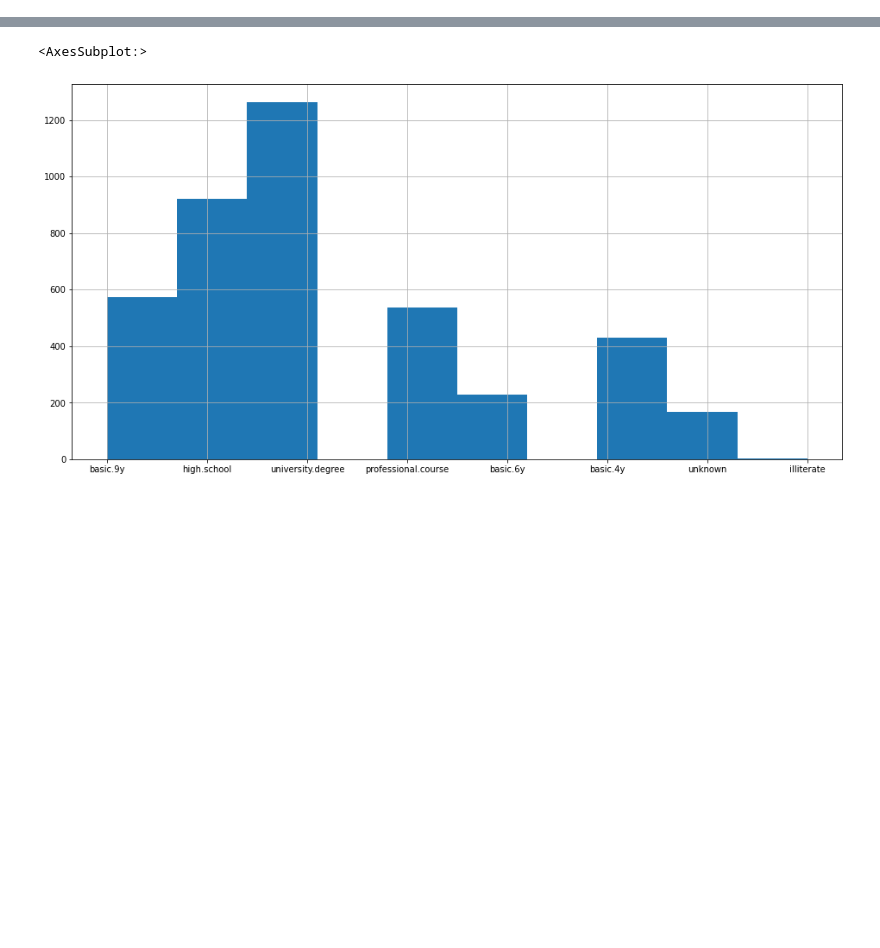
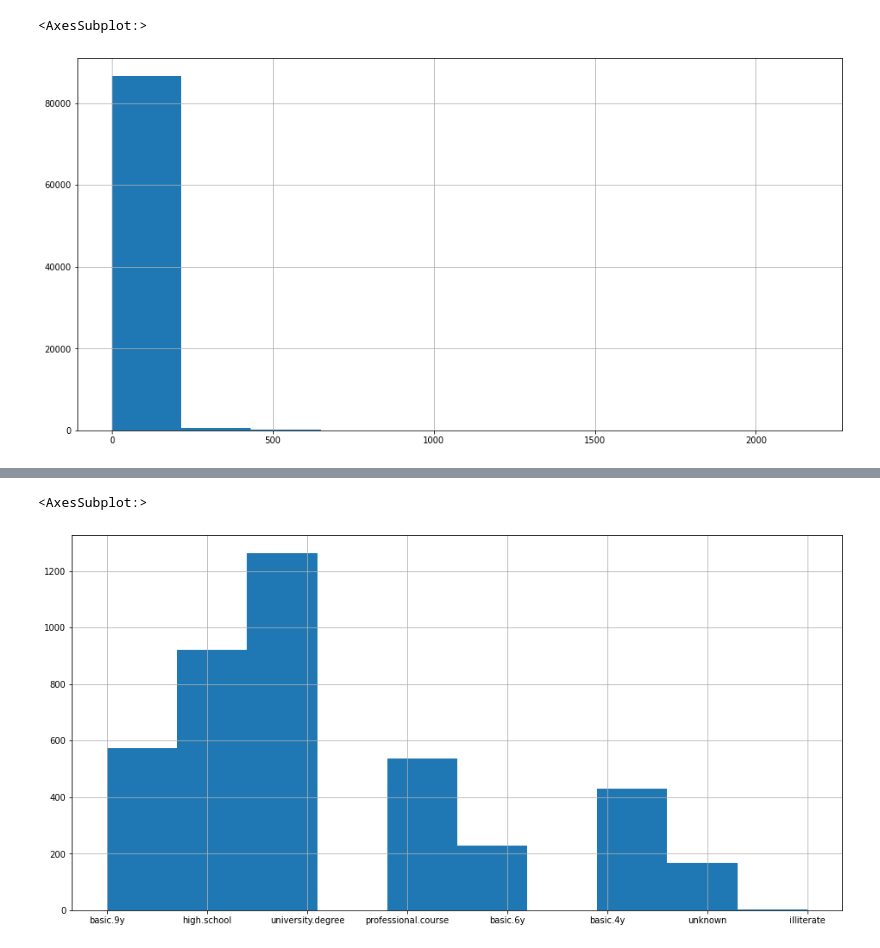
Before and after one commit to roflinyo/KFU-2k2s-Analys-dannie-project, a Jupyter notebook: data_analize.ipynb, the cells around one changed output, grey strips where cells are left out. Drawn from its saved outputs; the diff is of its cells as text; code cells hidden in the pictures; blank space fills up the shorter version.

```diff
--- a/data_analize.ipynb
+++ b/data_analize.ipynb
@@ -24 +48,6 @@ data.describe().T
+# %%
+data[data["fraud"] == 1]["distance_from_last_transaction"].hist(figsize=(16, 8))
+# %% [output]
+<AxesSubplot:>
+[figure, added]
 # %%
```
Also changed, not shown: parts of 8 cells of this notebook, 10 other files.
